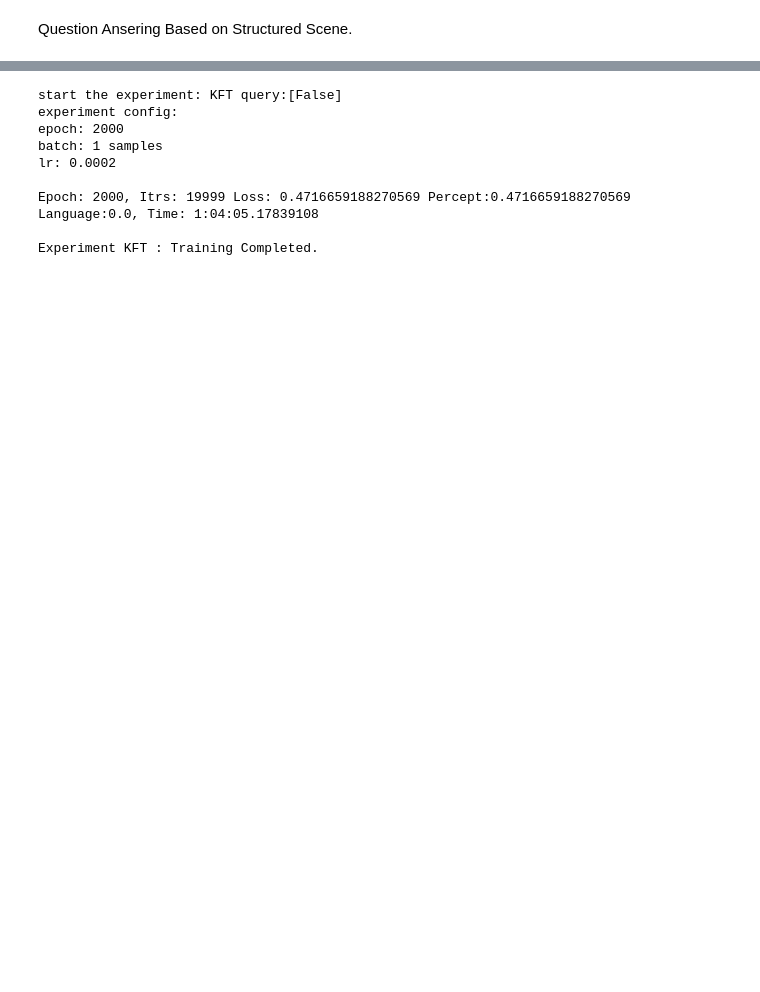
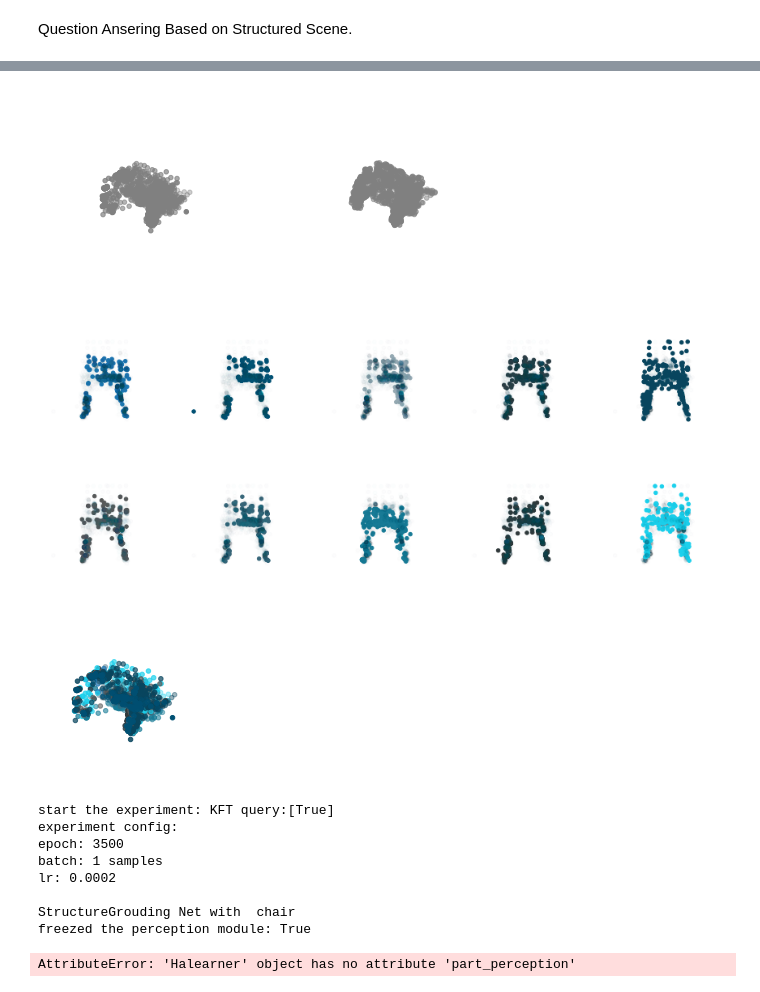
Before and after one commit to ZongjingLi/Hierarchical-Learner, a Jupyter notebook: HierarchyLearner/demoseq.ipynb, the cells around one changed output, grey strips where cells are left out. Cells and saved outputs as stored; diff of their text form; code cells hidden in the pictures; blank space fills up the shorter version.

```diff
--- a/HierarchyLearner/demoseq.ipynb
+++ b/HierarchyLearner/demoseq.ipynb
@@ -228,0 +238,5 @@ Exist(Filter(Scene(), leg)) yes
+# %%
+# /Users/melkor/miniforge3/envs/Melkor/bin/python ./main.py --log_dir=plane_dim2 --indim=2 --scheduler=5
+args.epoch = 2000
+model.perception.split_components = False
+model = train(model, config, args, num_sample = 2)
@@ -229,14 +252,49 @@ Exist(Filter(Scene(), leg)) yes
+# %%
+# Contents After the Training
+model.perception.split_components = True
+outputs = model.perception(sample)
+
+components = outputs["components"]
+
+coords = outputs["recon_pc"].detach()
+n = coords.shape[0]
+coords_colors = torch.ones([n,3]) * 0.5
+
+in_coords = sample["point_cloud"][0]
+n = in_coords.shape[0]
+in_colors = torch.ones([n,3]) * 0.5
+input_pcs = [(coords,coords_colors),[in_coords, in_colors]]
+
+visualize_pointcloud(input_pcs)
+#visualize_pointcloud_components(components[0].detach())
+
+scene_struct = model.build_scene(base_features)
+
+#for s in reversed(scene_struct["scores"]):print(s[0])
+#for f in reversed(scene_struct["features"]):print(f[0].shape)
+#print("Match Matrix:")
+#for c in reversed(scene_struct["connections"]):print(c[0].shape)
+plt.show()
+visualize_pointcloud_components(components[0].detach())
+# %% [output]
+[figure, added]
+[figure, added]
+[figure, added]
 # %%
-args.epoch = 2000
+args.epoch = 3500
+args.alpha = 1.0
+args.beta = 0.01
 model.perception.split_components = False
-model = train(model, config, args, num_sample = 4)
+args.freeze_perception = True
+#print(sample)
+model = train(model, config, args, num_sample = 2, phase = "1")
 # %% [output]
-start the experiment: KFT query:[False]
+start the experiment: KFT query:[True]
 experiment config:
-epoch: 2000
+epoch: 3500
 batch: 1 samples
 lr: 0.0002
 
-Epoch: 2000, Itrs: 19999 Loss: 0.4716659188270569 Percept:0.4716659188270569 Language:0.0, Time: 1:04:05.17839108
-
-Experiment KFT : Training Completed.
+StructureGrouding Net with  chair
+freezed the perception module: True
+AttributeError: 'Halearner' object has no attribute 'part_perception'
```
Also changed, not shown: parts of 10 cells of this notebook, 8 other files.
